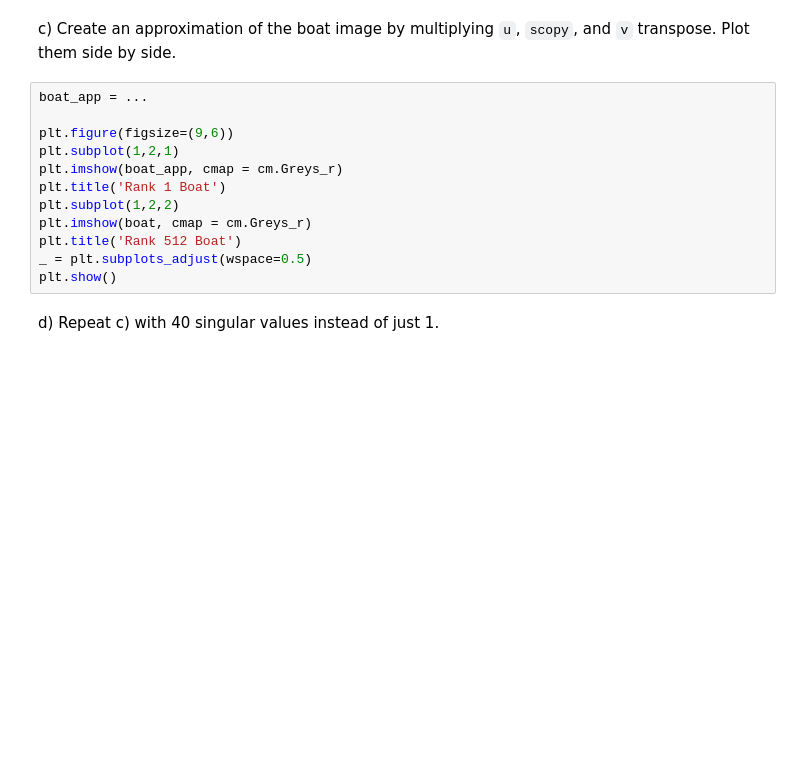
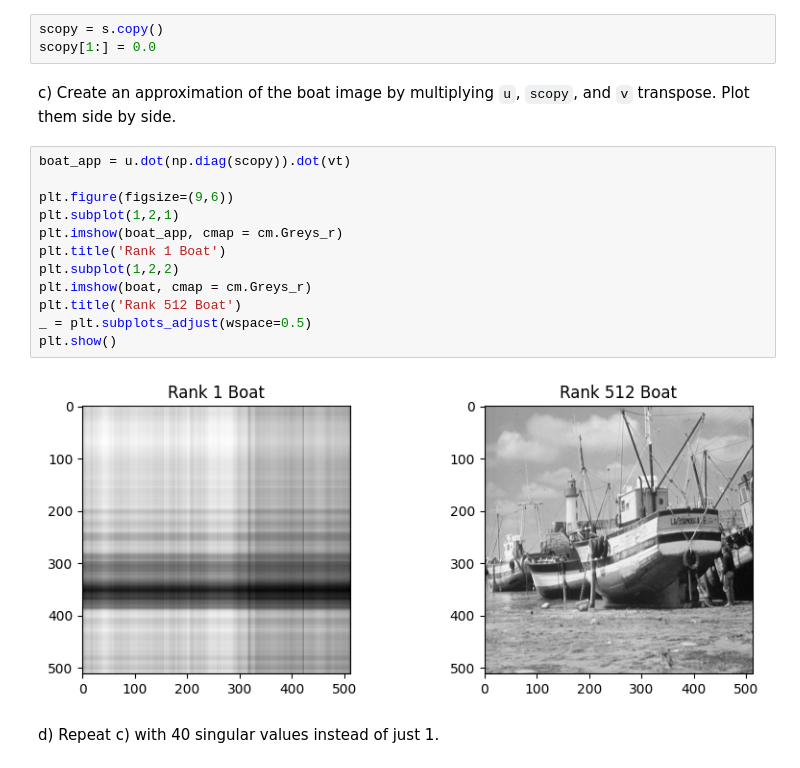
Before and after one commit to sj0726/CS506-Fall2022, a Jupyter notebook: worksheets/worksheet_08.ipynb, the cells around one changed output. Cells and saved outputs as stored; diff of their text form; blank space fills up the shorter version.

```diff
--- a/worksheets/worksheet_08.ipynb
+++ b/worksheets/worksheet_08.ipynb
@@ -41,16 +43,21 @@ scopy = ...
+# %%
+scopy = s.copy()
+scopy[1:] = 0.0
 # %% [markdown]
 c) Create an approximation of the boat image by multiplying `u`, `scopy`, and `v` transpose. Plot them side by side.
 # %%
-boat_app = ...
+boat_app = u.dot(np.diag(scopy)).dot(vt)
 
 plt.figure(figsize=(9,6))
 plt.subplot(1,2,1)
 plt.imshow(boat_app, cmap = cm.Greys_r)
 plt.title('Rank 1 Boat')
 plt.subplot(1,2,2)
 plt.imshow(boat, cmap = cm.Greys_r)
 plt.title('Rank 512 Boat')
 _ = plt.subplots_adjust(wspace=0.5)
 plt.show()
+# %% [output]
+[figure, added]
 # %% [markdown]
 d) Repeat c) with 40 singular values instead of just 1.
```
Also changed, not shown: parts of 6 cells of this notebook.
